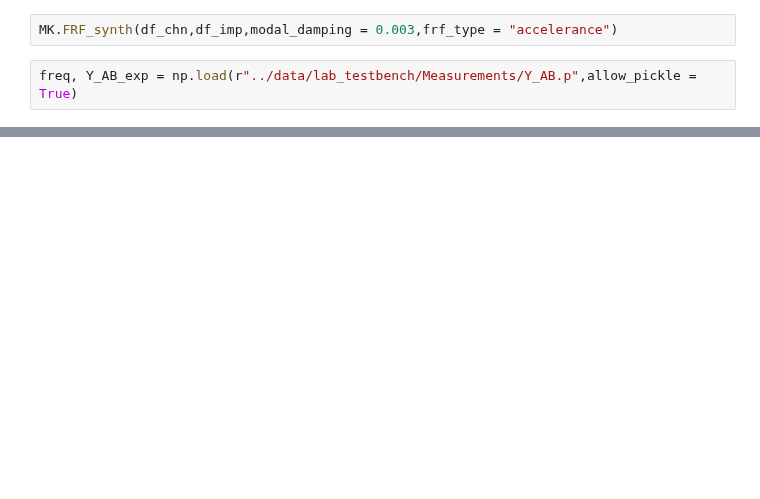
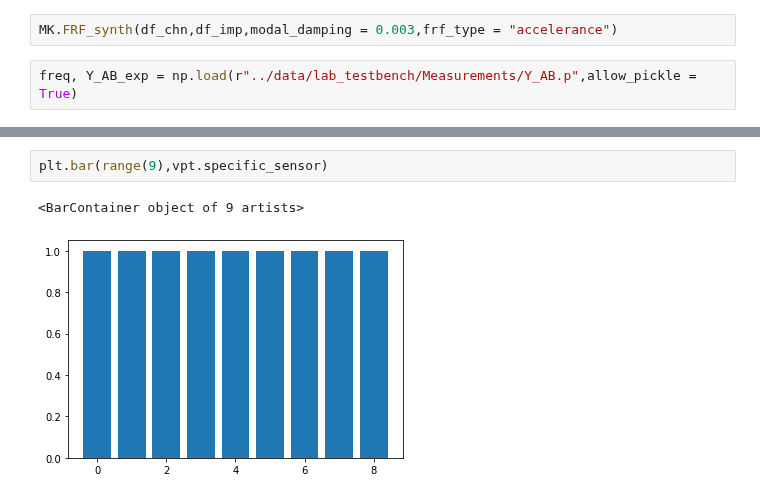
Before and after one commit to yannikmadeheim-del/pyFBS-nonlinear, a Jupyter notebook: examples/MCK_AM.ipynb, the cells around one changed output, grey strips where cells are left out. Saved outputs shown, nothing was run; the diff lists cells and outputs as text; blank space fills up the shorter version.

```diff
--- a/examples/MCK_AM.ipynb
+++ b/examples/MCK_AM.ipynb
@@ -103,0 +132,5 @@ plt.plot(freq,np.angle(Y_AB_exp[s1,s2]))
+# %%
+plt.bar(range(9),vpt.specific_sensor)
+# %% [output]
+<BarContainer object of 9 artists>
+[figure, added]
```
Also changed, not shown: parts of 13 cells of this notebook, 1 other file.
